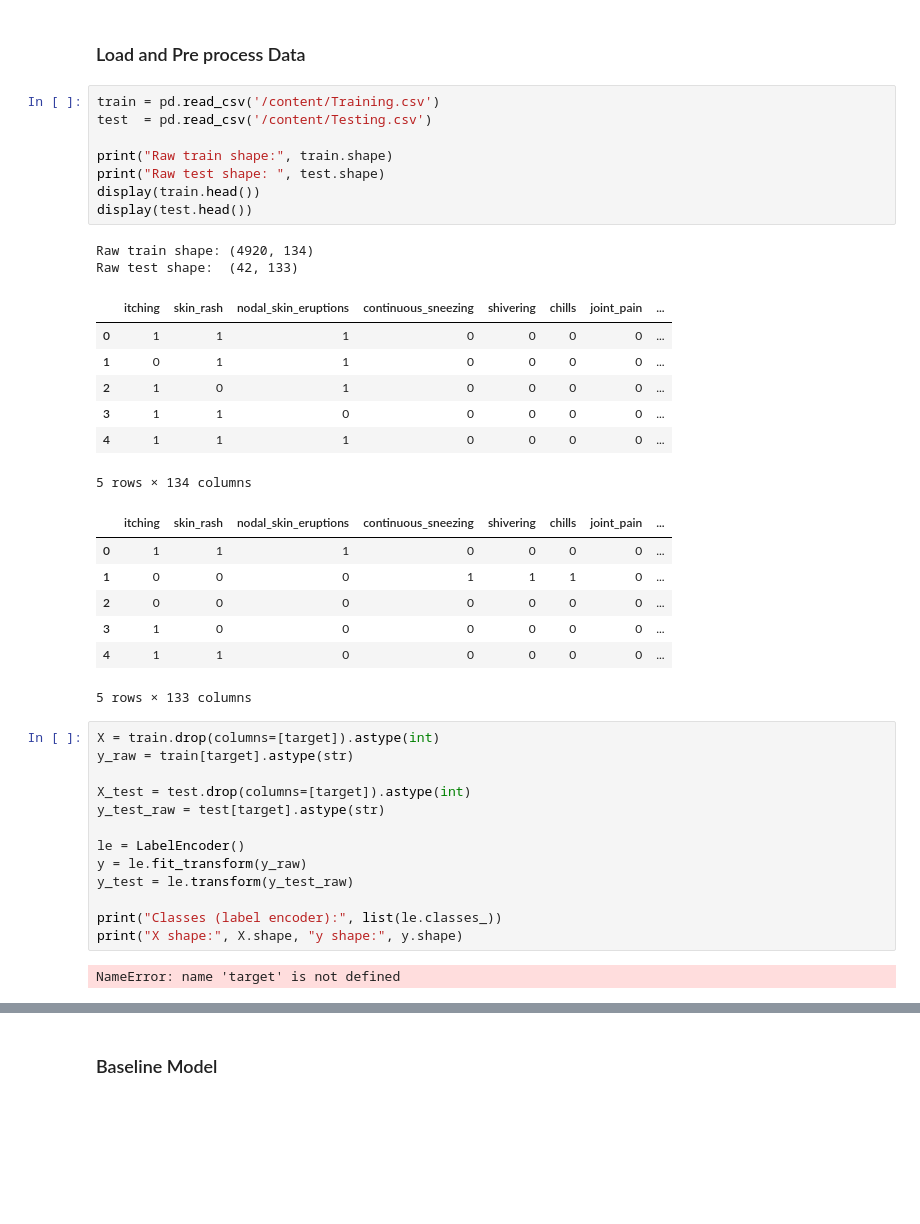
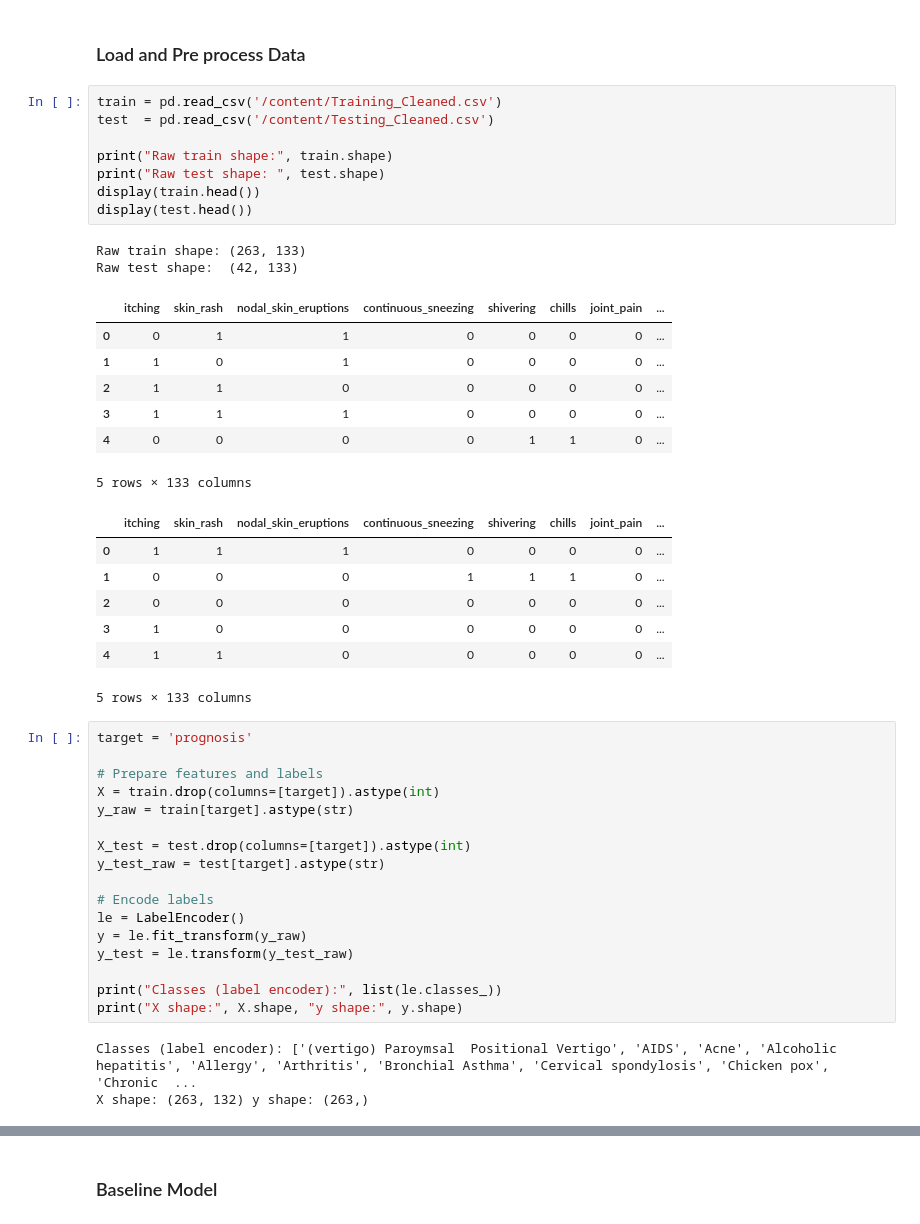
Before and after one commit to Egg-Lord/CCMACLRL_COM232_PROJECT, a Jupyter notebook: Models/ML_XGB.ipynb, the cells around one changed output, grey strips where cells are left out. Saved outputs shown, nothing was run; the diff lists cells and outputs as text; blank space fills up the shorter version.

```diff
--- a/Models/ML_XGB.ipynb
+++ b/Models/ML_XGB.ipynb
@@ -16,23 +16,23 @@ from xgboost import XGBClassifier
 # %% [markdown]
 ### Load and Pre process Data
 # %%
-train = pd.read_csv('/content/Training.csv')
-test  = pd.read_csv('/content/Testing.csv')
+train = pd.read_csv('/content/Training_Cleaned.csv')
+test  = pd.read_csv('/content/Testing_Cleaned.csv')
 
 print("Raw train shape:", train.shape)
 print("Raw test shape: ", test.shape)
 display(train.head())
 display(test.head())
 # %% [output]
-Raw train shape: (4920, 134)
+Raw train shape: (263, 133)
 Raw test shape:  (42, 133)
 |  | itching | skin_rash | nodal_skin_eruptions | continuous_sneezing | shivering | chills | joint_pain | ... |
-| 0 | 1 | 1 | 1 | 0 | 0 | 0 | 0 | ... |
-| 1 | 0 | 1 | 1 | 0 | 0 | 0 | 0 | ... |
-| 2 | 1 | 0 | 1 | 0 | 0 | 0 | 0 | ... |
-| 3 | 1 | 1 | 0 | 0 | 0 | 0 | 0 | ... |
-| 4 | 1 | 1 | 1 | 0 | 0 | 0 | 0 | ... |
+| 0 | 0 | 1 | 1 | 0 | 0 | 0 | 0 | ... |
+| 1 | 1 | 0 | 1 | 0 | 0 | 0 | 0 | ... |
+| 2 | 1 | 1 | 0 | 0 | 0 | 0 | 0 | ... |
+| 3 | 1 | 1 | 1 | 0 | 0 | 0 | 0 | ... |
+| 4 | 0 | 0 | 0 | 0 | 1 | 1 | 0 | ... |
-5 rows × 134 columns
+5 rows × 133 columns
 |  | itching | skin_rash | nodal_skin_eruptions | continuous_sneezing | shivering | chills | joint_pain | ... |
 | 0 | 1 | 1 | 1 | 0 | 0 | 0 | 0 | ... |
 | 1 | 0 | 0 | 0 | 1 | 1 | 1 | 0 | ... |
@@ -41,12 +41,16 @@ Raw test shape:  (42, 133)
 | 4 | 1 | 1 | 0 | 0 | 0 | 0 | 0 | ... |
 5 rows × 133 columns
 # %%
+target = 'prognosis'
+
+# Prepare features and labels
 X = train.drop(columns=[target]).astype(int)
 y_raw = train[target].astype(str)
 
 X_test = test.drop(columns=[target]).astype(int)
 y_test_raw = test[target].astype(str)
 
+# Encode labels
 le = LabelEncoder()
 y = le.fit_transform(y_raw)
 y_test = le.transform(y_test_raw)
@@ -54,7 +58,8 @@ y_test = le.transform(y_test_raw)
 print("Classes (label encoder):", list(le.classes_))
 print("X shape:", X.shape, "y shape:", y.shape)
 # %% [output]
-NameError: name 'target' is not defined
+Classes (label encoder): ['(vertigo) Paroymsal  Positional Vertigo', 'AIDS', 'Acne', 'Alcoholic hepatitis', 'Allergy', 'Arthritis', 'Bronchial Asthma', 'Cervical spondylosis', 'Chicken pox', 'Chronic  ...
+X shape: (263, 132) y shape: (263,)
 # %%
 print("Unique rows in X (post-clean):", X.duplicated().sum(), "duplicates remain")
 print("Train class distribution (counts):")
```
Also changed, not shown: parts of 8 cells of this notebook.
